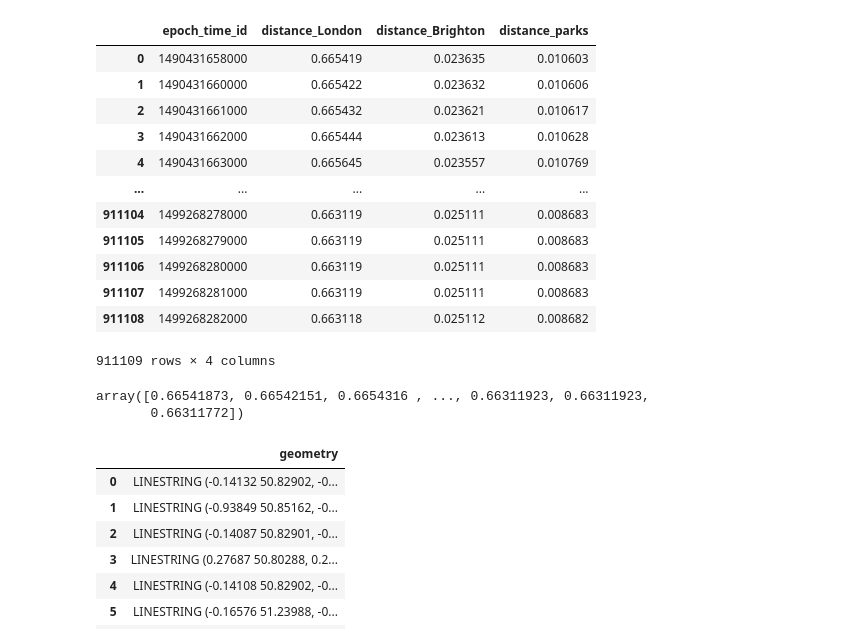
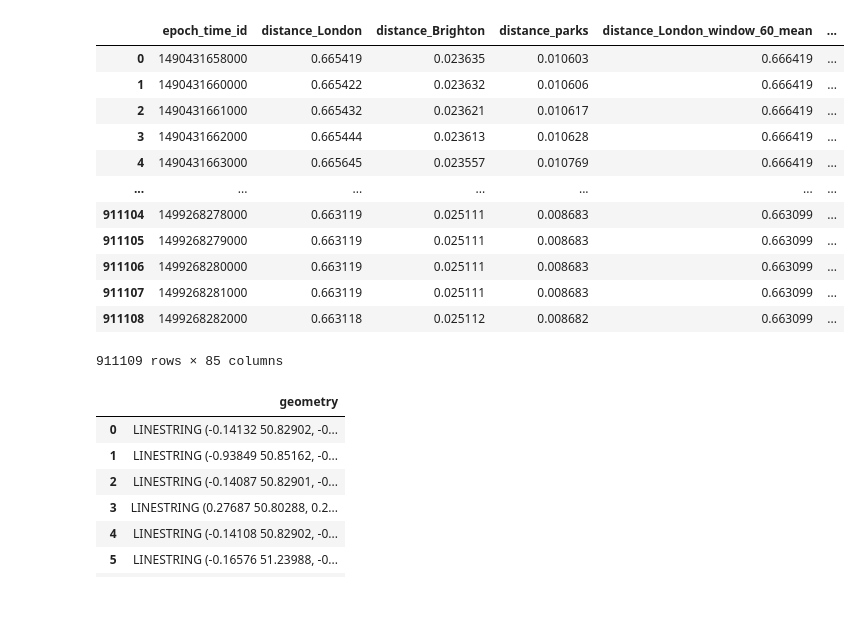
Before and after one commit to dbalabka/shl-activity-recognition-2021, a Jupyter notebook: notebooks/features_distance_to_points.ipynb, the cells around one changed output. Drawn from its saved outputs; the diff is of its cells as text; code cells hidden in the pictures; blank space fills up the shorter version.

```diff
--- a/notebooks/features_distance_to_points.ipynb
+++ b/notebooks/features_distance_to_points.ipynb
@@ -86,65 +86,65 @@ feature_points = {
         # Queen's park
         [50.8249, -0.1248],
     ],
     'shopping malls': [
 
     ],
     'stations': [
 
     ]
 }
 
 def calculate_minimal_distance(data: pd.DataFrame, points):
     dist = DistanceMetric.get_metric('haversine')
     dist_matrix = dist.pairwise(data[['Latitude','Longitude']], points)
     return dist_matrix.min(axis=1)
 
-def create_distance_features(data: pd.DataFrame):
+def create_point_distance_features(data: pd.DataFrame):
     features = data[['epoch_time_id']]
     for name, points in feature_points.items():
         if len(points) > 0:
             if type(points[0]) == list:
                 features[f'distance_{name}'] = calculate_minimal_distance(data, points)
             elif type(points[0]) == dict:
                 for point in points:
                     point_name, point_loc = list(point.keys())[0], list(point.values())[0]
                     features[f'distance_{name}_{point_name}'] = calculate_minimal_distance(data, [point_loc])
 
     return features
 
-train_distances = create_distance_features(train_location)
-display(train_distances)
+settings = {
+    'fill_limit': 30,
+    'window_sizes': [60, 300, 600],
+    'window_center': True,
+    # 'window_functions': ['mean', 'std'],
+    'columns': ['distance_London', 'distance_Brighton', 'distance_parks'],
+    'functions': ['mean', 'std', 'median'],
+}
+shift_settings = {
+    'periods': [60, 300, 600],
+    'columns_patterns': ['window_'],
+    'fill_limit': 30,
+}
+train_distances_to_points_with_windows = calculate_shift(calculate_window(create_point_distance_features(train_location), **settings), **shift_settings)
+display(train_distances_to_points_with_windows)
 
-train_distances.to_parquet('../data/train/features_distances.parquet')
-create_distance_features(test_location).to_parquet('../data/test/features_distances.parquet')
-create_distance_features(validate_location).to_parquet('../data/validate/features_distances.parquet')
+train_distances_to_points_with_windows.to_parquet('../data/train/features_distances.parquet')
+calculate_shift(calculate_window(create_point_distance_features(test_location), **settings), **shift_settings).to_parquet('../data/test/features_distances.parquet')
+calculate_shift(calculate_window(create_point_distance_features(validate_location), **settings), **shift_settings).to_parquet('../data/validate/features_distances.parquet')
 # %% [output]
-|  | epoch_time_id | distance_London | distance_Brighton | distance_parks |
-| 0 | 1490431658000 | 0.665419 | 0.023635 | 0.010603 |
-| 1 | 1490431660000 | 0.665422 | 0.023632 | 0.010606 |
-| 2 | 1490431661000 | 0.665432 | 0.023621 | 0.010617 |
-| 3 | 1490431662000 | 0.665444 | 0.023613 | 0.010628 |
-| 4 | 1490431663000 | 0.665645 | 0.023557 | 0.010769 |
-| ... | ... | ... | ... | ... |
-| 911104 | 1499268278000 | 0.663119 | 0.025111 | 0.008683 |
-| 911105 | 1499268279000 | 0.663119 | 0.025111 | 0.008683 |
-| 911106 | 1499268280000 | 0.663119 | 0.025111 | 0.008683 |
-| 911107 | 1499268281000 | 0.663119 | 0.025111 | 0.008683 |
-| 911108 | 1499268282000 | 0.663118 | 0.025112 | 0.008682 |
+|  | epoch_time_id | distance_London | distance_Brighton | distance_parks | distance_London_window_60_mean | ... |
+| 0 | 1490431658000 | 0.665419 | 0.023635 | 0.010603 | 0.666419 | ... |
+| 1 | 1490431660000 | 0.665422 | 0.023632 | 0.010606 | 0.666419 | ... |
+| 2 | 1490431661000 | 0.665432 | 0.023621 | 0.010617 | 0.666419 | ... |
+| 3 | 1490431662000 | 0.665444 | 0.023613 | 0.010628 | 0.666419 | ... |
+| 4 | 1490431663000 | 0.665645 | 0.023557 | 0.010769 | 0.666419 | ... |
+| ... | ... | ... | ... | ... | ... | ... |
+| 911104 | 1499268278000 | 0.663119 | 0.025111 | 0.008683 | 0.663099 | ... |
+| 911105 | 1499268279000 | 0.663119 | 0.025111 | 0.008683 | 0.663099 | ... |
+| 911106 | 1499268280000 | 0.663119 | 0.025111 | 0.008683 | 0.663099 | ... |
+| 911107 | 1499268281000 | 0.663119 | 0.025111 | 0.008683 | 0.663099 | ... |
+| 911108 | 1499268282000 | 0.663118 | 0.025112 | 0.008682 | 0.663099 | ... |
-911109 rows × 4 columns
+911109 rows × 85 columns
-# %%
-dist = DistanceMetric.get_metric('haversine')
-dist_matrix = dist.pairwise(train_location[['Latitude','Longitude']], feature_points['London'])
-# Note that 3959 is the radius of the earth in miles
-# df_dist_matrix = (
-#     pd.DataFrame(dist_matrix,index=locations_A['city_A'],
-#                  columns=locations_B['city_B'])
-# )
-
-display(dist_matrix.min(axis=1))
-# %% [output]
-array([0.66541873, 0.66542151, 0.6654316 , ..., 0.66311923, 0.66311923,
-       0.66311772])
 # %%
 railways = gpd.read_file('../additional_data/railways.json')
 display(railways)
```
Also changed, not shown: parts of 4 cells of this notebook.
